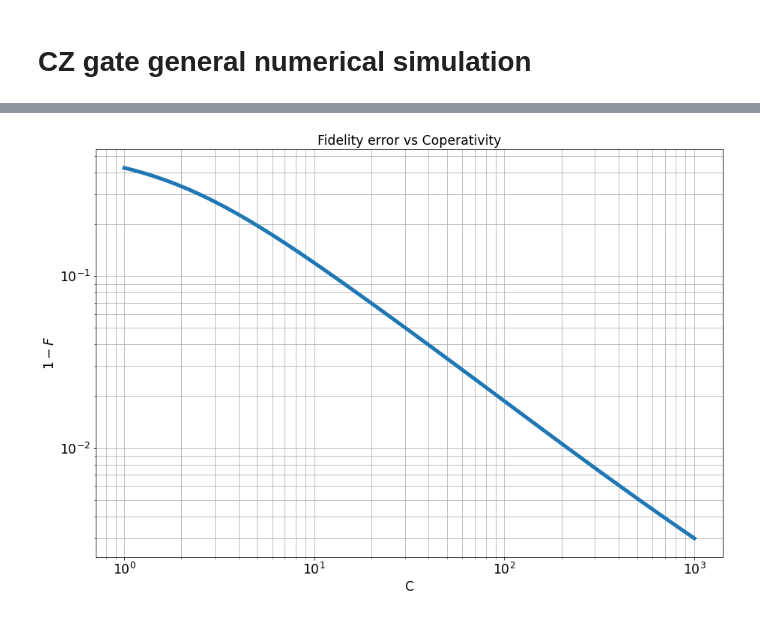
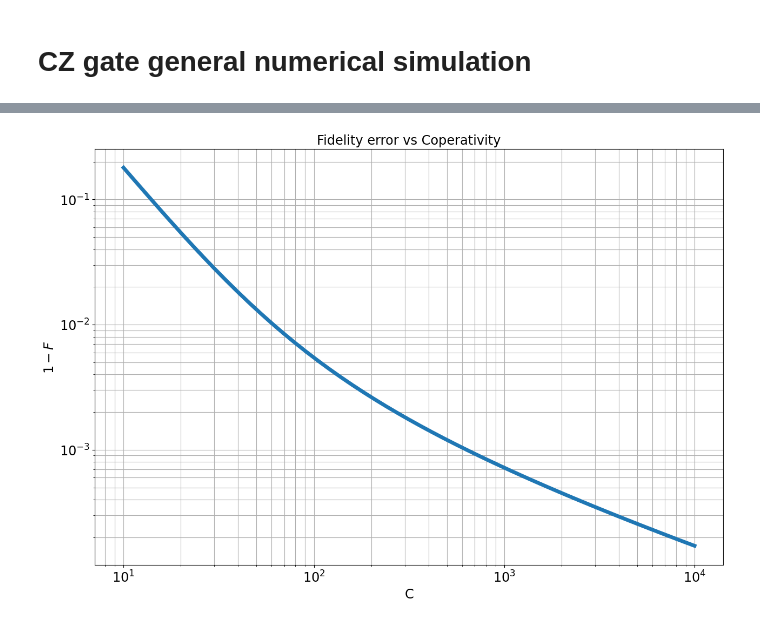
Before and after one commit to yorgossot/ASQOS, a Jupyter notebook: sweepC.ipynb, the cells around one changed output, grey strips where cells are left out. Saved outputs shown, nothing was run; the diff lists cells and outputs as text; code cells hidden in the pictures.

```diff
--- a/sweepC.ipynb
+++ b/sweepC.ipynb
@@ -1,10 +1,8 @@
 # %% [markdown]
 # CZ gate general numerical simulation
 # %%
-import matplotlib.pyplot as plt
-import numpy as np
-import SuperoperatorSimulations
-from importlib import reload
-simulations  = reload(SuperoperatorSimulations)
-sim = simulations.Simulation('O-x-O')
+from resources.notebook_library import *
+from resources.gate_simulation.ghz import ghz_simulation
+GateSimulation  = ghz_simulation
+sim = GateSimulation.Simulation('O-x-O',load_setup=False,load_analytical=False)
 # %% [output]
@@ -27 +48,11 @@ Starting qutip simulations for C in 1.0-1000.0
+# %%
+fidelity = np.zeros(n_points)
+p_succ = np.zeros(n_points)
+t_g = np.zeros(n_points)
+scaling = np.zeros(n_points)
+for i in range(n_points):
+    fidelity[i] = result[i]['fidelity']
+    p_succ[i] = result[i]['p_success']
+    t_g[i] = result[i]['gate_time']
+    scaling[i] = 1/np.sqrt(C_sweep[i])
 # %%
@@ -44,17 +112,9 @@ sim.parameters
 # %%
-import matplotlib.pylab as pylab
-params = {'legend.fontsize': 'xx-large',
-          'figure.figsize': (15, 10),
-         'axes.labelsize': 'xx-large',
-         'axes.titlesize':'xx-large',
-         'xtick.labelsize':'xx-large',
-         'ytick.labelsize':'xx-large'}
-pylab.rcParams.update(params)
 plt.title(f"Probability of failure vs Coperativity")#
-plt.plot(sim.C_val_range,sim.AVG_P_failure,linewidth=5.0)
+plt.plot(C_sweep,1-p_succ,linewidth=5.0)
 plt.xlabel('C')
 plt.ylabel(r"$1-P_{succ}$")
 plt.xscale('log')
 plt.ylim(-0.01,1.02)
 plt.grid(which='both')
-plt.savefig(f'plots/1-p.svg')
+#plt.savefig(f'plots/1-p.svg')
@@ -63,14 +121,14 @@ plt.savefig(f'plots/1-p.svg')
 # %%
-plt.plot(sim.C_val_range,sim.AVG_Infidelity,linewidth=5.0)
+plt.plot(C_sweep,1-fidelity,linewidth=5.0)
 plt.title(f'Fidelity error vs Coperativity')
 plt.xlabel('C')
 plt.ylabel(r"$1-F$")
 plt.xscale('log')
 plt.yscale('log')
 
 #plt.ylim(-0.1,1.01)
 plt.grid(which='both')
 plt.savefig(f'plots/1-f.svg')
 # %% [output]
-[figure, old version]
+[figure, new version]
 # %%
```
Also changed, not shown: parts of 7 cells of this notebook, 2 other files.
